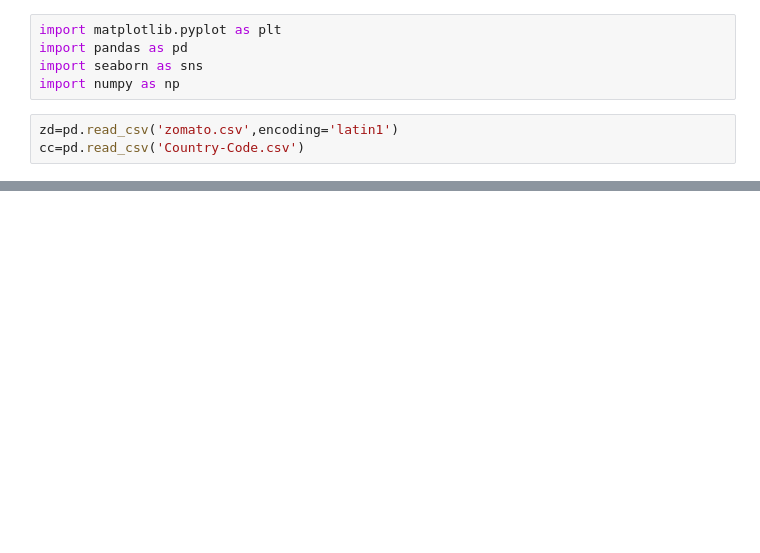
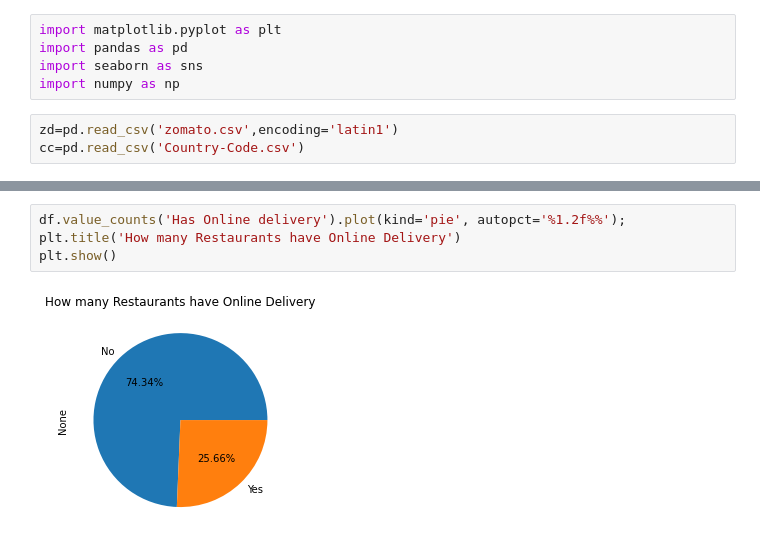
Before and after one commit to bhavesh-1995/fireblazework, a Jupyter notebook: fireblaze work/project/Zomato Project/Untitled.ipynb, the cells around one changed output, grey strips where cells are left out. Cells and saved outputs as stored; diff of their text form; blank space fills up the shorter version.

```diff
--- a/fireblaze work/project/Zomato Project/Untitled.ipynb
+++ b/fireblaze work/project/Zomato Project/Untitled.ipynb
@@ -53,0 +79,6 @@ Name: Country Code, Length: 9551, dtype: int64
+# %%
+df.value_counts('Has Online delivery').plot(kind='pie', autopct='%1.2f%%');
+plt.title('How many Restaurants have Online Delivery')
+plt.show()
+# %% [output]
+[figure, added]
```
Also changed, not shown: parts of 10 cells of this notebook, 3 other files.
